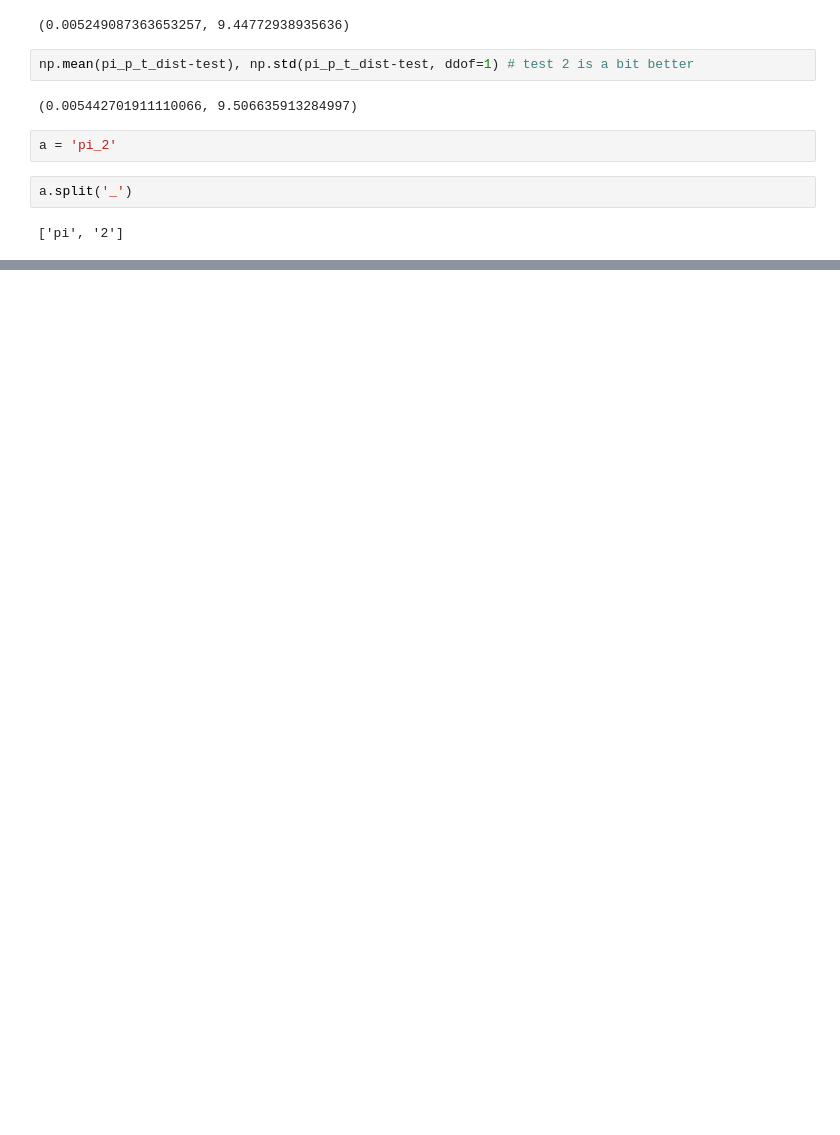
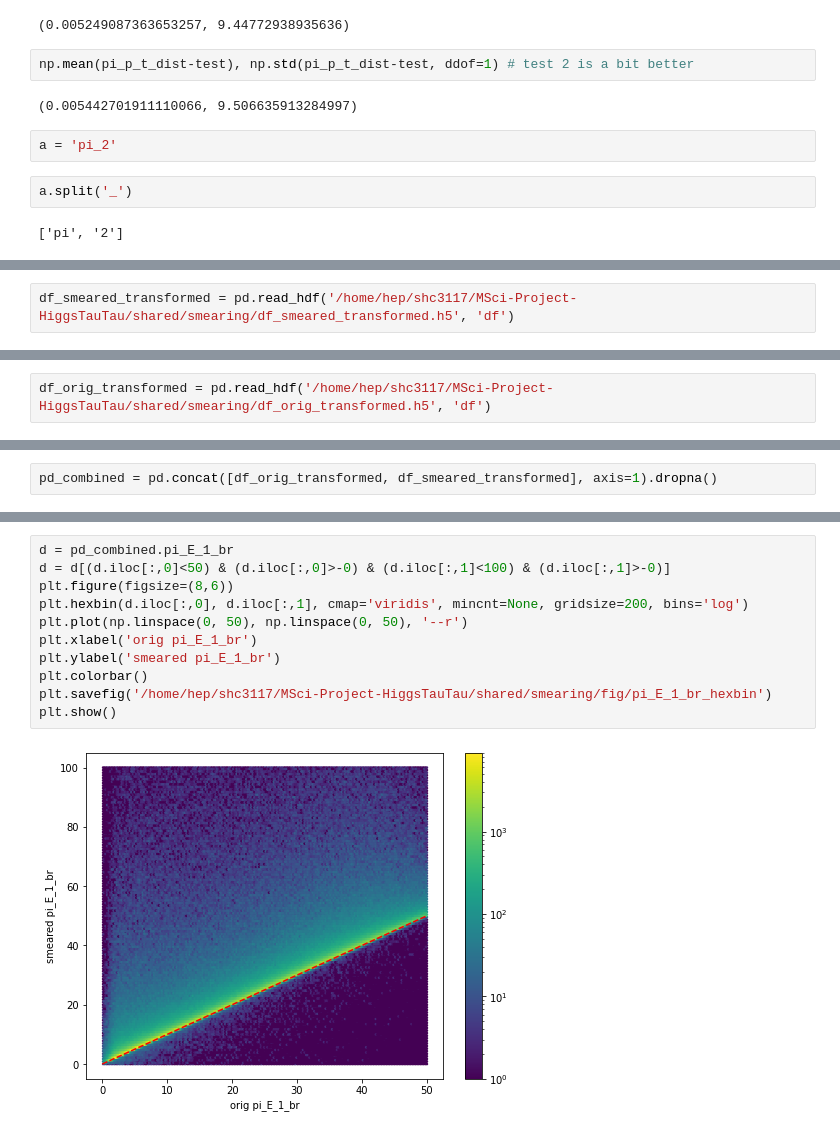
Before and after one commit to stanleyycheung/MSci-Project-HiggsTauTau, a Jupyter notebook: stanley/smearing.ipynb, the cells around one changed output, grey strips where cells are left out. Saved outputs shown, nothing was run; the diff lists cells and outputs as text; blank space fills up the shorter version.

```diff
--- a/stanley/smearing.ipynb
+++ b/stanley/smearing.ipynb
@@ -235,0 +310,2 @@ a.split('_')
+# %%
+df_smeared_transformed = pd.read_hdf('/home/hep/shc3117/MSci-Project-HiggsTauTau/shared/smearing/df_smeared_transformed.h5', 'df')
@@ -235,0 +332,2 @@ a.split('_')
+# %%
+df_orig_transformed = pd.read_hdf('/home/hep/shc3117/MSci-Project-HiggsTauTau/shared/smearing/df_orig_transformed.h5', 'df')
@@ -235,0 +490,2 @@ a.split('_')
+# %%
+pd_combined = pd.concat([df_orig_transformed, df_smeared_transformed], axis=1).dropna()
@@ -235,0 +542,13 @@ a.split('_')
+# %%
+d = pd_combined.pi_E_1_br
+d = d[(d.iloc[:,0]<50) & (d.iloc[:,0]>-0) & (d.iloc[:,1]<100) & (d.iloc[:,1]>-0)]
+plt.figure(figsize=(8,6))
+plt.hexbin(d.iloc[:,0], d.iloc[:,1], cmap='viridis', mincnt=None, gridsize=200, bins='log')
+plt.plot(np.linspace(0, 50), np.linspace(0, 50), '--r')
+plt.xlabel('orig pi_E_1_br')
+plt.ylabel('smeared pi_E_1_br')
+plt.colorbar()
+plt.savefig('/home/hep/shc3117/MSci-Project-HiggsTauTau/shared/smearing/fig/pi_E_1_br_hexbin')
+plt.show()
+# %% [output]
+[figure, added]
```
Also changed, not shown: parts of 37 cells of this notebook, 5 other files.
